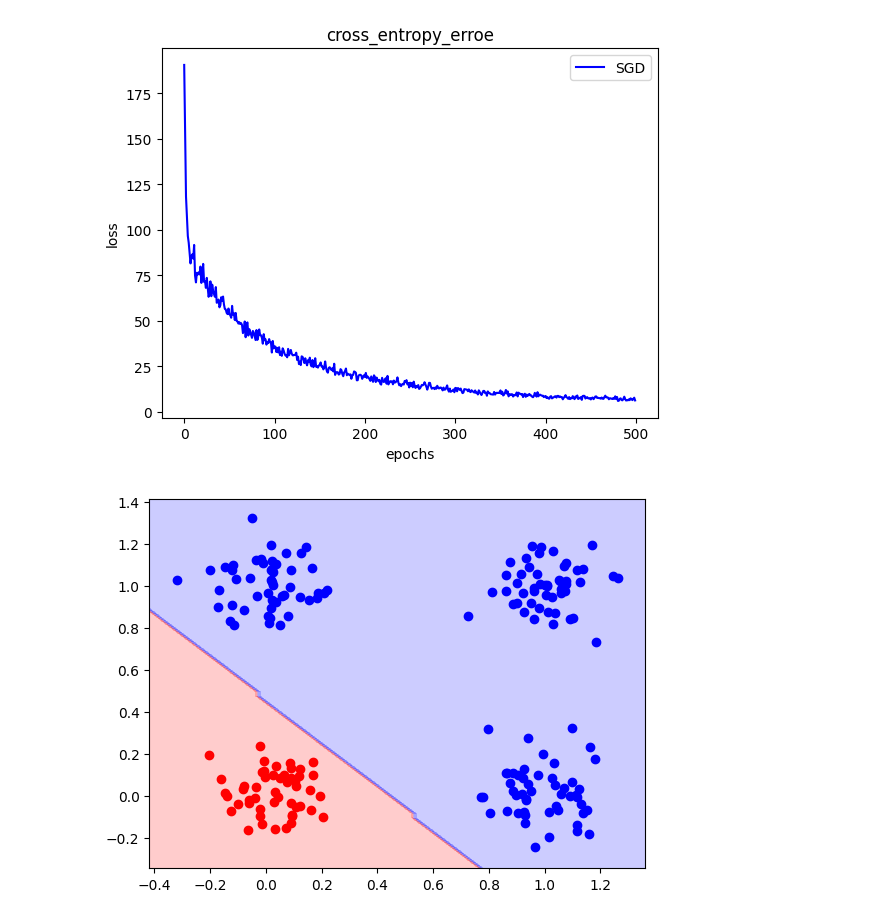
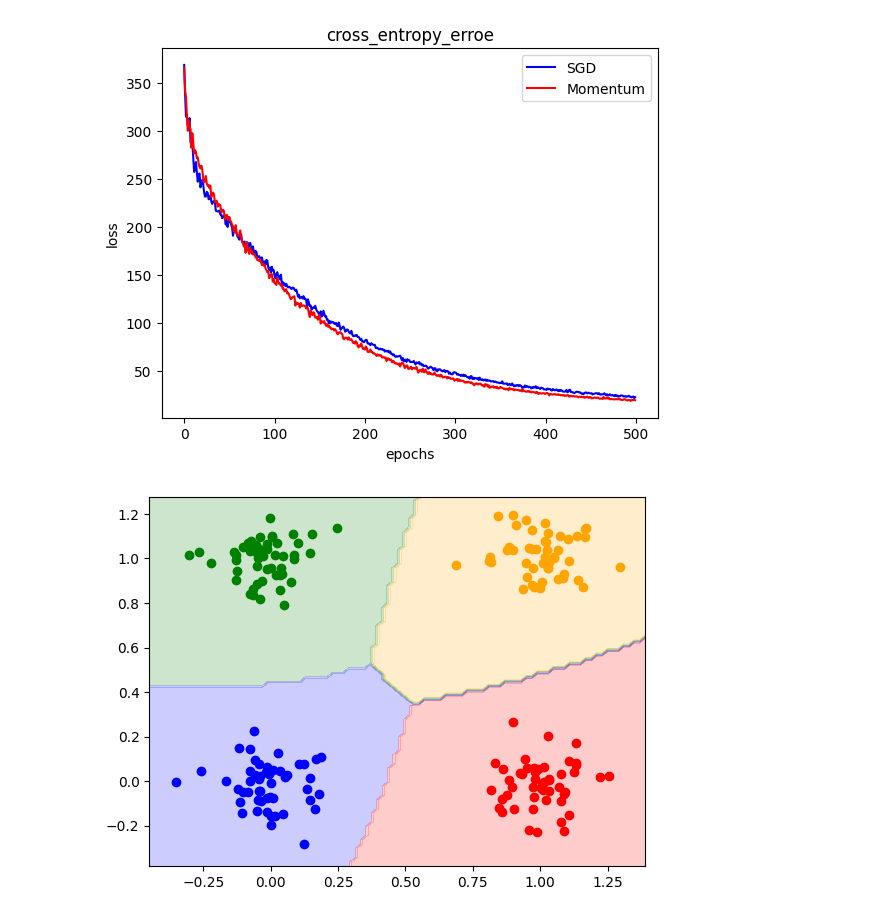
Before and after one commit to deguc/datascience, a Jupyter notebook: optimization.ipynb, the cells around one changed output. Drawn from its saved outputs; the diff is of its cells as text; code cells hidden in the pictures.

```diff
--- a/optimization.ipynb
+++ b/optimization.ipynb
@@ -90,6 +90,26 @@ class Sigmoid:  #シグモイドレイヤ
     y=self.y
     return delta*(1-y)*y
 
+class SGD:
+  def __init__(self,eta=0.1):
+    self.eta=0.1
+  def __call__(self,params,grads):
+    for p,g in zip(params,grads):
+      p-=self.eta*g
+
+class Momentum:
+  def __init__(self,eta=0.1,momentum=0.9):
+    self.eta=eta
+    self.momentum=momentum
+    self.v=None
+  def __call__(self,paras,grads):
+    if self.v is None:
+      self.v=np.zeros_like(paras)
+    for p,g,u in zip(paras,grads,self.v):
+      u=self.momentum*u-self.eta*g
+      p += u
+
+
 class Affine: #アフィンレイア
   def __init__(self,W,b):
     self.params=[W,b]
@@ -164,7 +184,7 @@ class Twin: #２層で構成されたニューロネットワーク
     self.update()  #パラメータの更新
     return cross_entropy_error(y,t) #交差エントロピー誤差
 
-  def fit(self,X,t,batch_size=100,epochs=1000,optimizer=SGD(0.1)):  #学習
+  def fit(self,X,t,batch_size=100,epochs=1000,optimizer=SGD()):  #学習
     self.optimizer=optimizer
     t=onehot(t)
     self.loss=[]
@@ -180,42 +200,39 @@ class Twin: #２層で構成されたニューロネットワーク
   def predict(self,X):  #予測
     y=self.forward(X)
     return np.argmax(y,axis=1)
 
   def history(self): #学習状況を描写
     plt.title('cross_entropy_erroe')
     plt.xlabel('epochs')
     plt.ylabel('loss')
     plt.plot(self.loss)
     plt.show()
 
-class SGD:
-  def __init__(self,eta=0.1):
-    self.eta=0.1
-  def __call__(self,params,grads):
-    for p,g in zip(params,grads):
-      p-=self.eta*g
 
-
-
-X,y=MakeData(y=[0,1,1,1],N=50,scale=0.1) #学習用のデータの準備
+X,y=MakeData(y=[1,2,0,3],N=50,scale=0.1) #学習用のデータの準備
 input_dim=X.shape[1]
 output_dim=np.max(y)+1
 
 model1=Twin(input_dim,5,output_dim)
-model1.fit(X,y,epochs=500,optimizer=SGD(0.1))
+model1.fit(X,y,epochs=500,optimizer=SGD())
+
+model2=Twin(input_dim,5,output_dim)
+model2.fit(X,y,epochs=500,optimizer=Momentum())
+
 
 plt.title('cross_entropy_erroe')
 plt.xlabel('epochs')
 plt.ylabel('loss')
 plt.plot(model1.loss,color='b',label='SGD')
+plt.plot(model2.loss,color='r',label='Momentum')
 plt.legend()
 plt.show()
 
 
 
 
 
 decision_regions(X,y,model1)
 # %% [output]
-[figure, old version]
+[figure, new version]
-[figure, old version]
+[figure, new version]
```
